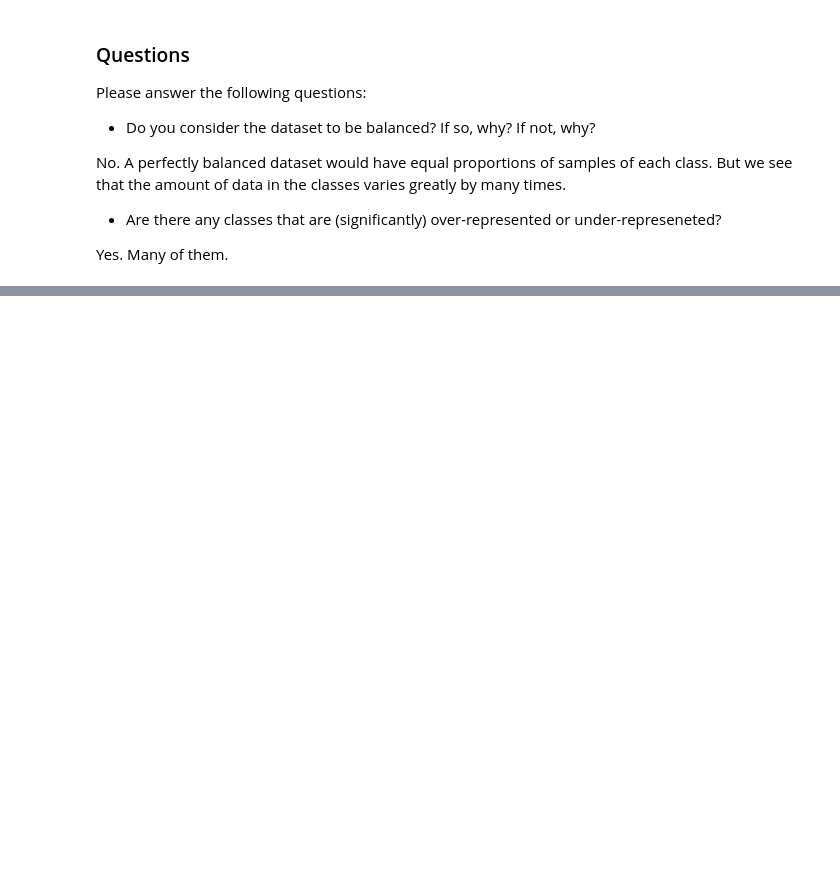
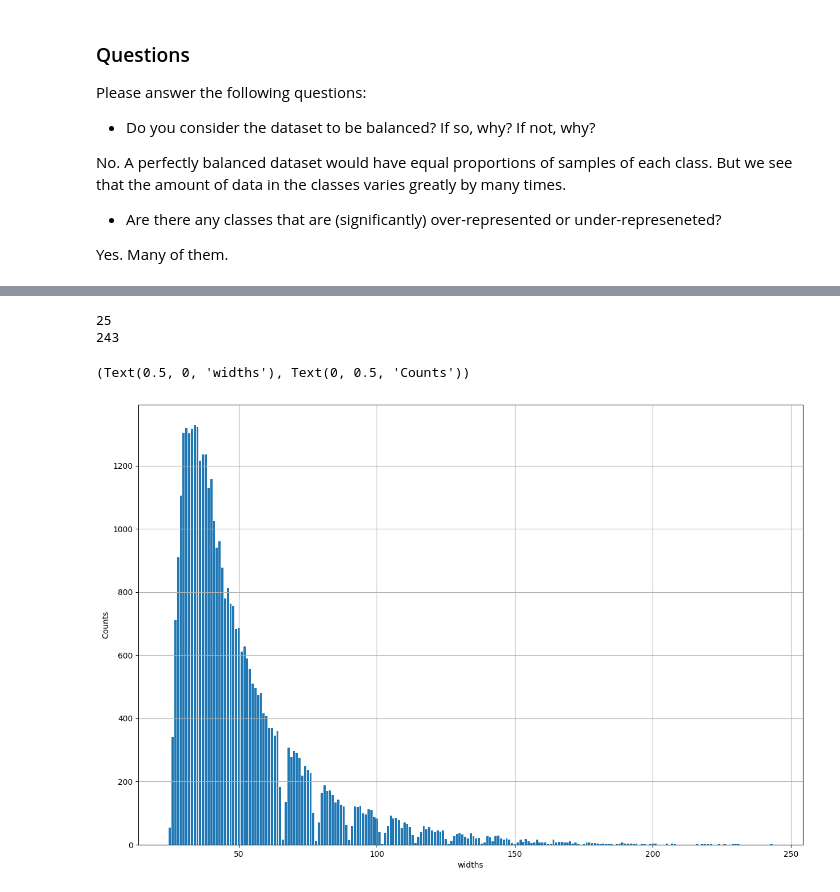
Before and after one commit to sergiyromanenko/CV-HW, a Jupyter notebook: lesson_13/homework/Homework.ipynb, the cells around one changed output, grey strips where cells are left out. Cells and saved outputs as stored; diff of their text form; code cells hidden in the pictures; blank space fills up the shorter version.

```diff
--- a/lesson_13/homework/Homework.ipynb
+++ b/lesson_13/homework/Homework.ipynb
@@ -126,3 +126,9 @@ No. A perfectly balanced dataset would have equal proportions of samples of each
 * Are there any classes that are (significantly) over-represented or under-represeneted?
 
 Yes. Many of them.
+# %%
+
+# Hint: Check the csv
+widths = data.Width
+heights= data.Height
+print(widths)
@@ -128,0 +148,12 @@ Yes. Many of them.
+# %%
+hist_width = Counter(widths)
+print(min(list(hist_width.keys())))
+print(max(list(hist_width.keys())))
+
+plt.bar(hist_width.keys(), hist_width.values()), plt.grid(True)
+plt.xlabel('widths'), plt.ylabel('Counts')
+# %% [output]
+25
+243
+(Text(0.5, 0, 'widths'), Text(0, 0.5, 'Counts'))
+[figure, added]
```
Also changed, not shown: parts of 3 cells of this notebook.
